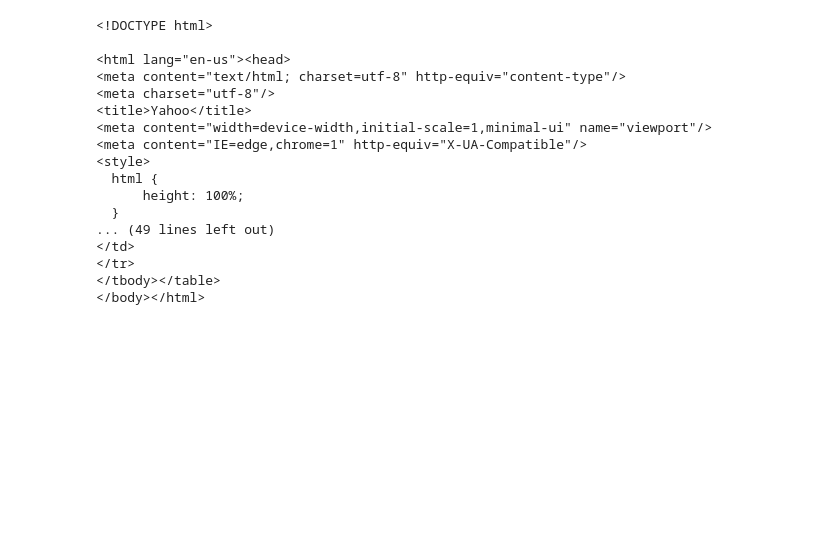
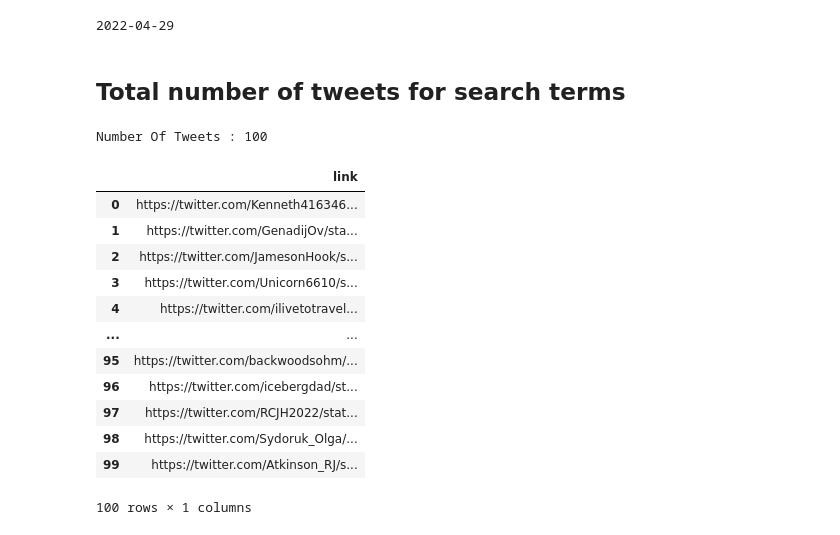
Before and after one commit to bhuwan1998/Sentiment_Analysis, a Jupyter notebook: WebScrape_Oil_Data.ipynb, the cells around one changed output. Cells and saved outputs as stored; diff of their text form; code cells hidden in the pictures; blank space fills up the shorter version.

```diff
--- a/WebScrape_Oil_Data.ipynb
+++ b/WebScrape_Oil_Data.ipynb
@@ -4,27 +3,10 @@ from bs4 import BeautifulSoup
 # %%
-headers = {'User-Agent':'Mozilla/5.0 (Windows NT 10.0; Win64; x64) AppleWebKit/537.36 (KHTML, like Gecko) Chrome/100.0.4896.127 Safari/537.36'}
-url = 'https://au.finance.yahoo.com/quote/CL%3DF/history?p=CL%3DF'
-
-r = requests.get(url)
-
-soup = BeautifulSoup(r.text, 'html.parser')
-
-soup
+import os
+import pandas as pd
+from datetime import date
-# %% [output]
-<!DOCTYPE html>
-
-<html lang="en-us"><head>
-<meta content="text/html; charset=utf-8" http-equiv="content-type"/>
-<meta charset="utf-8"/>
-<title>Yahoo</title>
-<meta content="width=device-width,initial-scale=1,minimal-ui" name="viewport"/>
-<meta content="IE=edge,chrome=1" http-equiv="X-UA-Compatible"/>
-<style>
-  html {
-      height: 100%;
-  }
-... (49 lines left out)
-</td>
-</tr>
-</tbody></table>
-</body></html>
+# %%
+today = date.today()
+end_date = today
+print(end_date)
+# %% [output]
+2022-04-29
@@ -30,0 +18,27 @@ soup
+# %% [markdown]
+## Total number of tweets for search terms
+# %%
+os.system(f"snscrape --since {from_date} twitter-search '{search_term} until:{end_date}' > result-tweets.txt")
+if os.stat("result-tweets.txt").st_size == 0:
+    counter = 0
+else:
+    df = pd.read_csv('result-tweets.txt', names=['link'])
+    counter = df.size
+
+print('Number Of Tweets : '+ str(counter))
+df
+# %% [output]
+Number Of Tweets : 100
+|  | link |
+| 0 | https://twitter.com/Kenneth416346... |
+| 1 | https://twitter.com/GenadijOv/sta... |
+| 2 | https://twitter.com/JamesonHook/s... |
+| 3 | https://twitter.com/Unicorn6610/s... |
+| 4 | https://twitter.com/ilivetotravel... |
+| ... | ... |
+| 95 | https://twitter.com/backwoodsohm/... |
+| 96 | https://twitter.com/icebergdad/st... |
+| 97 | https://twitter.com/RCJH2022/stat... |
+| 98 | https://twitter.com/Sydoruk_Olga/... |
+| 99 | https://twitter.com/Atkinson_RJ/s... |
+100 rows × 1 columns
```
Also changed, not shown: parts of 5 cells of this notebook, 4 other files.
